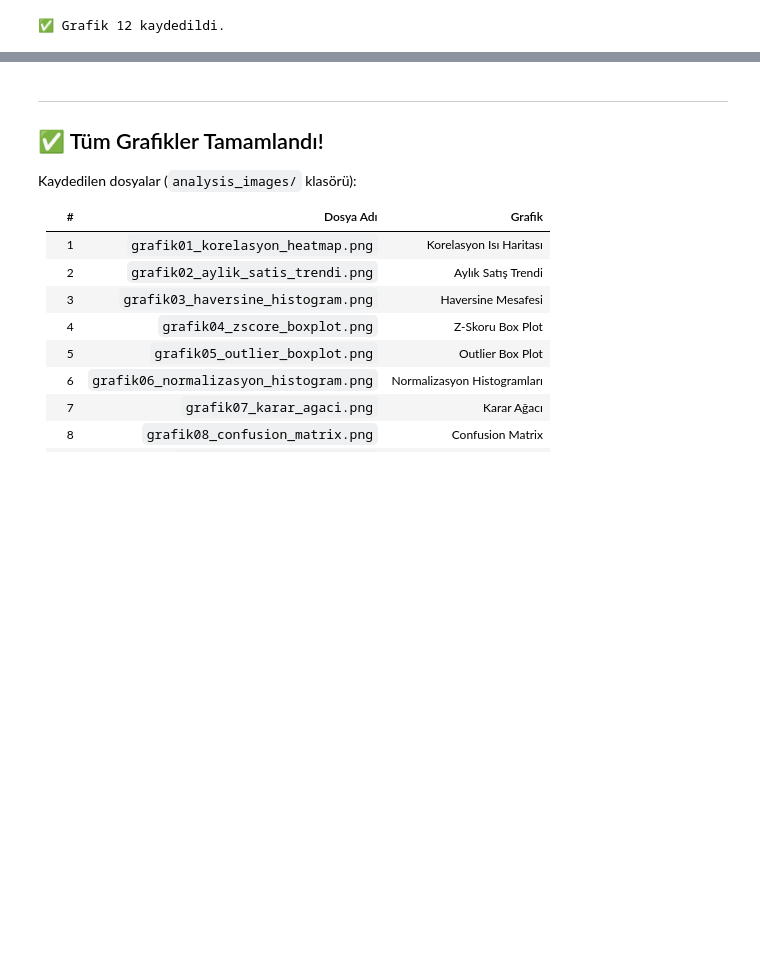
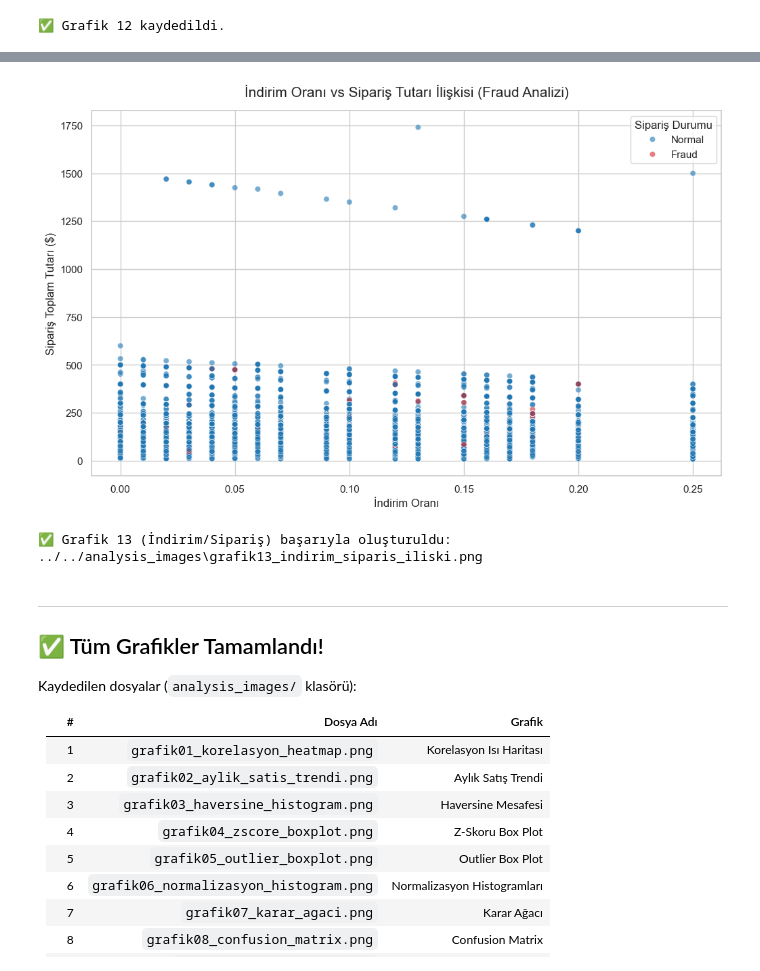
Before and after one commit to Erkan3034/cognitive-logix, a Jupyter notebook: notebooks/analysis/model_ve_analiz_grafikleri.ipynb, the cells around one changed output, grey strips where cells are left out. Cells and saved outputs as stored; diff of their text form; code cells hidden in the pictures; blank space fills up the shorter version.

```diff
--- a/notebooks/analysis/model_ve_analiz_grafikleri.ipynb
+++ b/notebooks/analysis/model_ve_analiz_grafikleri.ipynb
@@ -643,3 +696,56 @@ Tespit edilen anomali sayısı: 3,611 / 180,519 (2.00%)
+# %%
+# ============================================================
+# GRAFİK 13: İndirim Oranı vs Sipariş Tutarı (Scatter Plot)
+# ============================================================
+import pandas as pd
+import os
+import matplotlib.pyplot as plt
+import seaborn as sns
+
+# 1. Veriyi kontrol et/yükle
+try:
+    if 'df' not in locals():
+        df = pd.read_csv('../../data/temiz_veri_final_latest.csv')
+        df['fraud_label'] = df['Order Status'].apply(
+            lambda x: 'Fraud' if x == 'SUSPECTED_FRAUD' else 'Normal'
+        )
+
+    # 2. Grafik Ayarları
+    plt.figure(figsize=(12, 7))
+    sns.set_theme(style='whitegrid')
+
+    # Performans için örneklem
+    plot_df = df.sample(n=min(10000, len(df)), random_state=42)
+
+    # 3. Çizim
+    sns.scatterplot(
+        data=plot_df,
+        x='Order Item Discount Rate',
+        y='Order Item Total',
+        hue='fraud_label',
+        alpha=0.6,
+        edgecolor='w',
+        palette={'Normal': '#1f77b4', 'Fraud': '#d62728'}
+    )
+
+    plt.title('İndirim Oranı vs Sipariş Tutarı İlişkisi (Fraud Analizi)', fontsize=15, pad=15)
+    plt.xlabel('İndirim Oranı', fontsize=12)
+    plt.ylabel('Sipariş Toplam Tutarı ($)', fontsize=12)
+    plt.legend(title='Sipariş Durumu')
+
+    # 4. Kaydet
+    save_path = os.path.join('../../analysis_images', 'grafik13_indirim_siparis_iliski.png')
+    os.makedirs('../../analysis_images', exist_ok=True)
+    plt.savefig(save_path, bbox_inches='tight', dpi=300)
+    plt.show()
+
+    print(f'✅ Grafik 13 (İndirim/Sipariş) başarıyla oluşturuldu: {save_path}')
+
+except Exception as e:
+    print(f"❌ Bir hata oluştu: {e}")
+# %% [output]
+[figure, added]
+✅ Grafik 13 (İndirim/Sipariş) başarıyla oluşturuldu: ../../analysis_images\grafik13_indirim_siparis_iliski.png
 # %% [markdown]
 ---
 ## ✅ Tüm Grafikler Tamamlandı!
```
Also changed, not shown: parts of 5 cells of this notebook, 15 other files.
